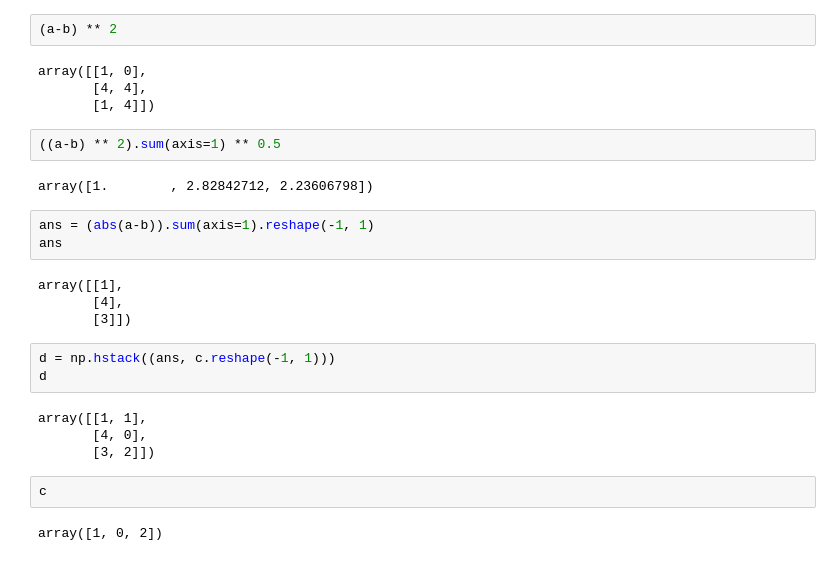
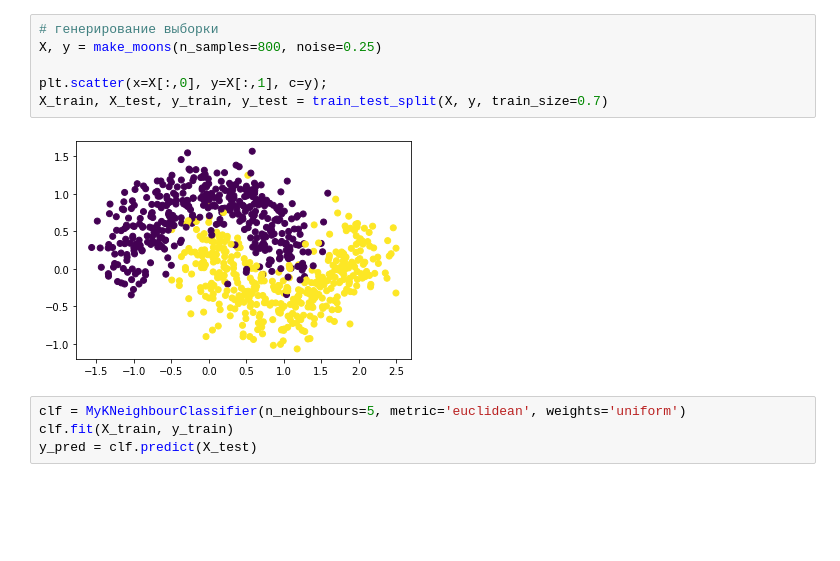
Before and after one commit to MaksDerkach/hand-written-ML-methods, a Jupyter notebook: KNN.ipynb, the cells around one changed output. Cells and saved outputs as stored; diff of their text form; blank space fills up the shorter version.

```diff
--- a/KNN.ipynb
+++ b/KNN.ipynb
@@ -50,28 +68,12 @@ array([[-1,  0],
-# %%
-(a-b) ** 2
-# %% [output]
-array([[1, 0],
-       [4, 4],
-       [1, 4]])
-# %%
-((a-b) ** 2).sum(axis=1) ** 0.5
-# %% [output]
-array([1.        , 2.82842712, 2.23606798])
-# %%
-ans = (abs(a-b)).sum(axis=1).reshape(-1, 1)
-ans
-# %% [output]
-array([[1],
-       [4],
-       [3]])
-# %%
-d = np.hstack((ans, c.reshape(-1, 1)))
-d
-# %% [output]
-array([[1, 1],
-       [4, 0],
-       [3, 2]])
-# %%
-c
-# %% [output]
-array([1, 0, 2])
+# %%
+# генерирование выборки
+X, y = make_moons(n_samples=800, noise=0.25)
+
+plt.scatter(x=X[:,0], y=X[:,1], c=y);
+X_train, X_test, y_train, y_test = train_test_split(X, y, train_size=0.7)
+# %% [output]
+[figure, added]
+# %%
+clf = MyKNeighbourClassifier(n_neighbours=5, metric='euclidean', weights='uniform')
+clf.fit(X_train, y_train)
+y_pred = clf.predict(X_test)
```
Also changed, not shown: parts of 4 cells of this notebook.
